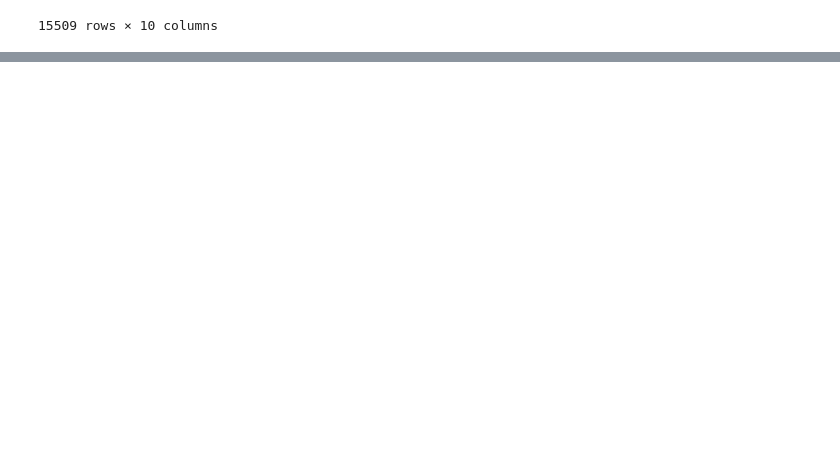
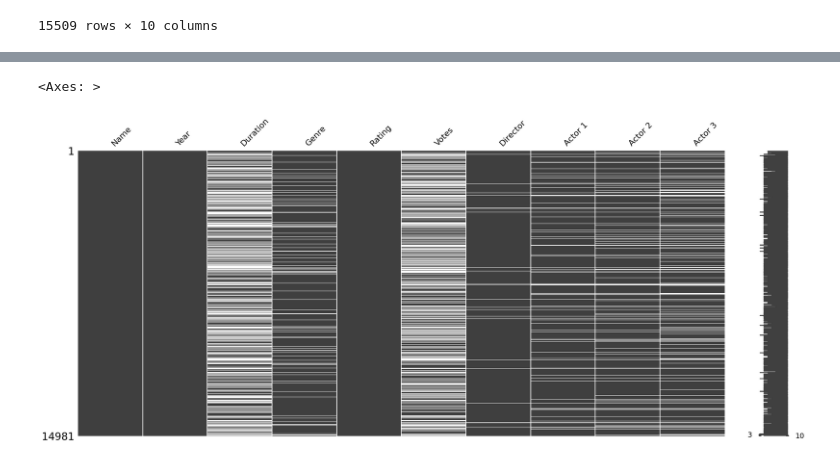
Before and after one commit to sayaanfrah/codfileInternship, a Jupyter notebook: imdb_solution.ipynb, the cells around one changed output, grey strips where cells are left out. Drawn from its saved outputs; the diff is of its cells as text; code cells hidden in the pictures; blank space fills up the shorter version.

```diff
--- a/imdb_solution.ipynb
+++ b/imdb_solution.ipynb
@@ -43,0 +151,2 @@ Index(['Name', 'Year', 'Duration', 'Genre', 'Rating', 'Votes', 'Director',
+# %%
+df['Year'] = df['Year'].astype(int)
@@ -43,0 +169,2 @@ Index(['Name', 'Year', 'Duration', 'Genre', 'Rating', 'Votes', 'Director',
+# %%
+df['Year'].fillna(df['Year'].mode(),inplace=True)
@@ -43,0 +186,2 @@ Index(['Name', 'Year', 'Duration', 'Genre', 'Rating', 'Votes', 'Director',
+# %%
+df= df[df['Year']!=0]
@@ -43,0 +215,2 @@ Index(['Name', 'Year', 'Duration', 'Genre', 'Rating', 'Votes', 'Director',
+# %%
+df['Rating'].fillna(df['Rating'].mean(),inplace=True)
@@ -43,0 +250,5 @@ Index(['Name', 'Year', 'Duration', 'Genre', 'Rating', 'Votes', 'Director',
+# %%
+msn.matrix(df)
+# %% [output]
+<Axes: >
+[figure, added]
```
Also changed, not shown: parts of 46 cells of this notebook.
